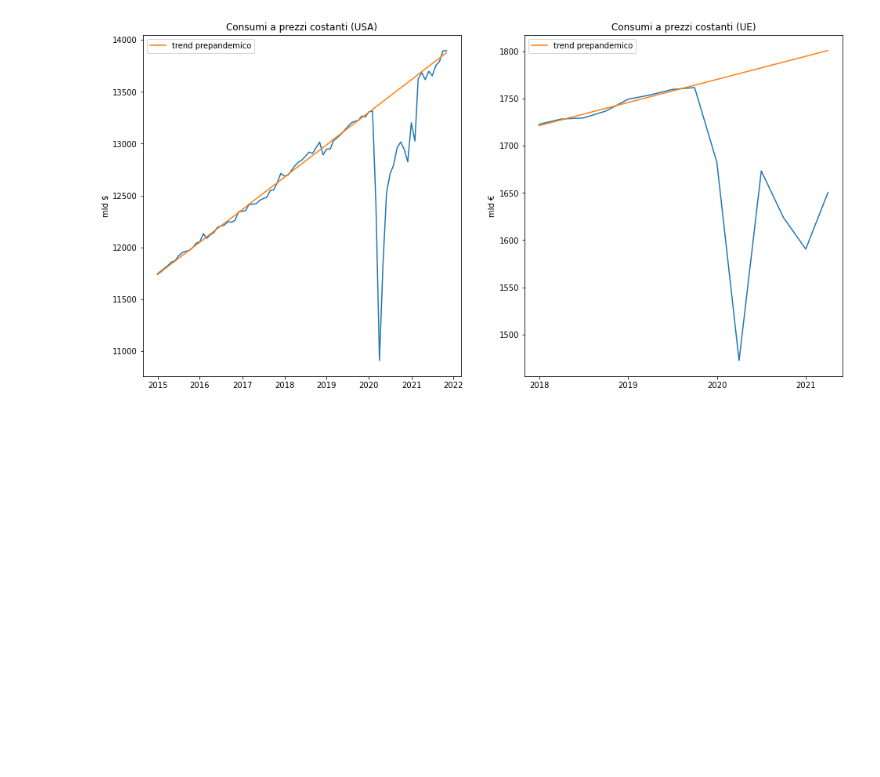
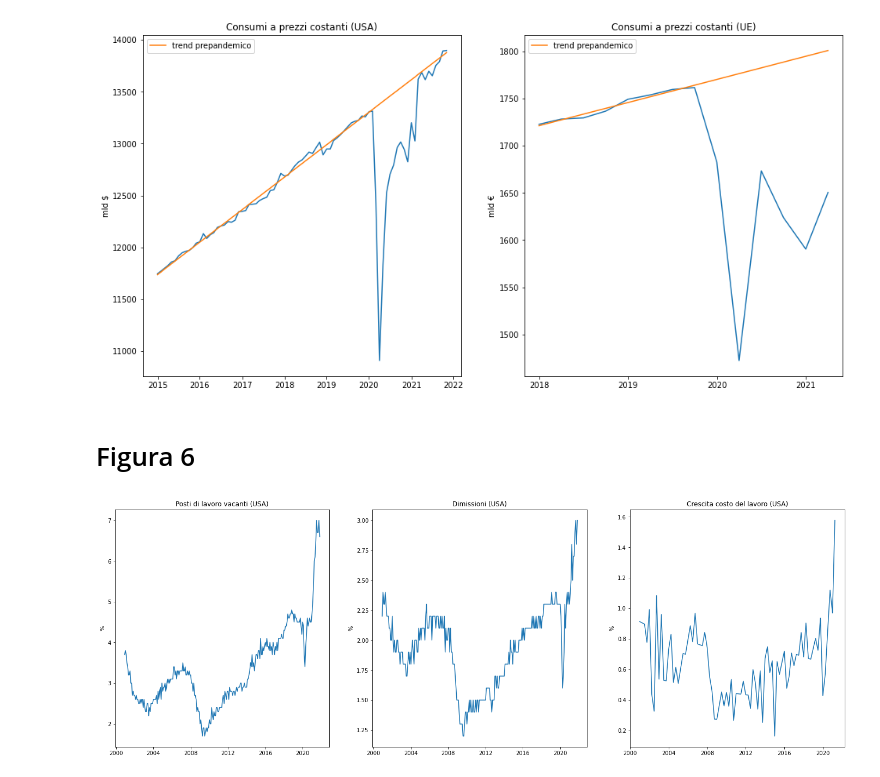
Before and after one commit to leobargigli/grafici_infl_occ_2022, a Jupyter notebook: figs_articolo.ipynb, the cells around one changed output. Saved outputs shown, nothing was run; the diff lists cells and outputs as text; code cells hidden in the pictures; blank space fills up the shorter version.

```diff
--- a/figs_articolo.ipynb
+++ b/figs_articolo.ipynb
@@ -332,3 +332,29 @@ x = ylabel(r'mld €')# (r'bn €')#
 savefig('fig5.png')
 # %% [output]
 [figure]
+# %% [markdown]
+# Figura 6
+# %%
+US_V = fred.get_series('JTSJOR')
+US_Q = fred.get_series('JTSQUR')
+US_EC = fred.get_series('ECIWAG')
+# %%
+figure(figsize=(24,8))
+subplot(131)
+plot(US_V)
+title('Posti di lavoro vacanti (USA)')#('Real consumption (USA)')#
+x = ylabel('%')#x = ylabel('bn \$')#
+
+subplot(132)
+plot(US_Q)
+title('Dimissioni (USA)')#('Real consumption (USA)')#
+x = ylabel('%')#x = ylabel('bn \$')#
+
+subplot(133)
+plot(diff(US_EC,1)/US_EC[:-1]*100)
+title('Crescita costo del lavoro (USA)')#('Real consumption (USA)')#
+x = ylabel('%')#x = ylabel('bn \$')#
+
+savefig('fig6.png')
+# %% [output]
+[figure, added]
```
